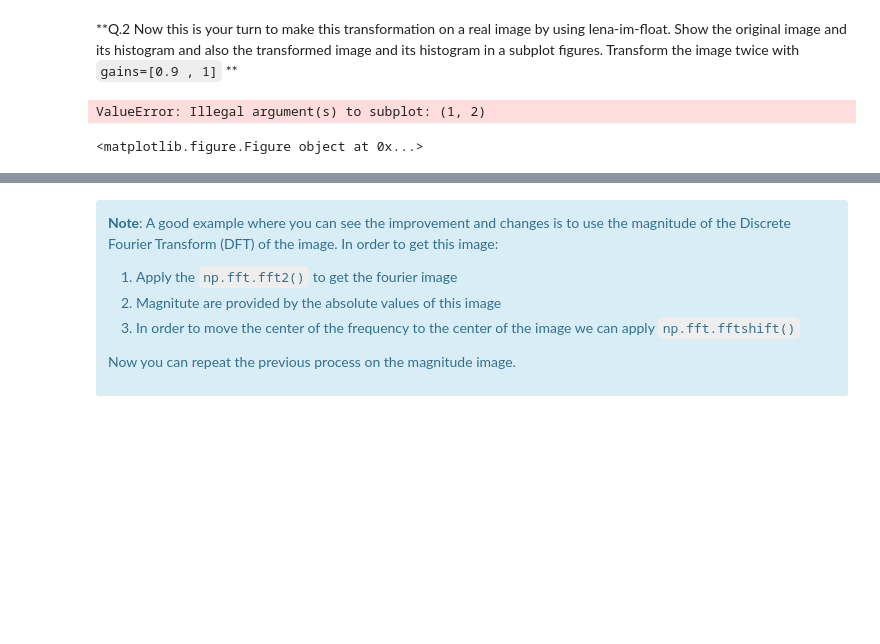
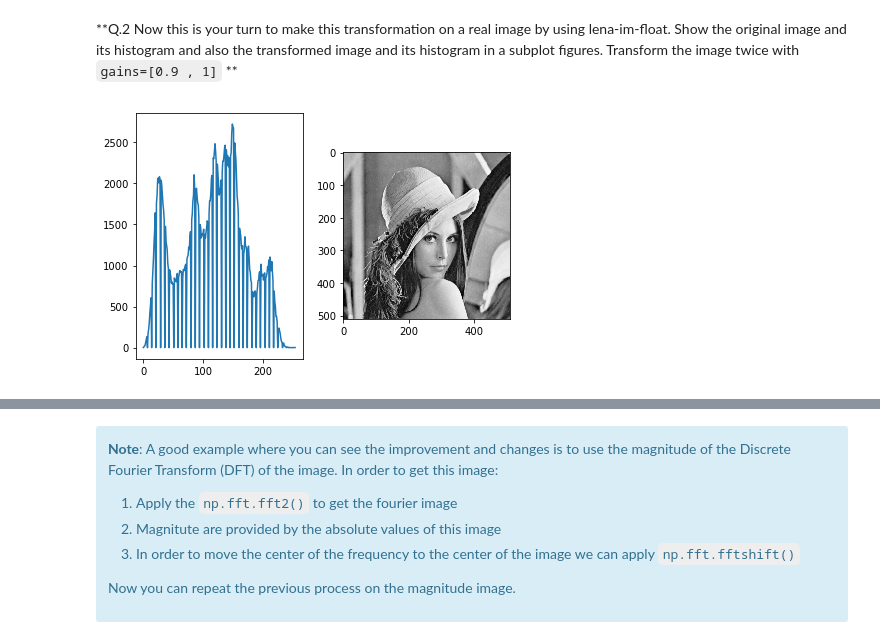
Before and after one commit to KevinDes/B31XB-IIP-TP-1718, a Jupyter notebook: 2-image-enhancement/2-enhancement.ipynb, the cells around one changed output, grey strips where cells are left out. Cells and saved outputs as stored; diff of their text form; code cells hidden in the pictures; blank space fills up the shorter version.

```diff
--- a/2-image-enhancement/2-enhancement.ipynb
+++ b/2-image-enhancement/2-enhancement.ipynb
@@ -57,17 +57,23 @@ Transform the image twice with `gains=[0.9 , 1]`
 **
 # %%
 from skimage import img_as_float
+from skimage import io
+import numpy as np
 
-f, (ax1, ax2) = plt.subplot(1,2)
+
+f,(ax1, ax2) = plt.subplots(1,2)
 
 img_path = './images/'
 img_name = 'lena-grey.bmp'
 lena = io.imread(img_path.__add__(img_name))
 lenaf = img_as_float(lena)
 
 n = np.histogram(lenaf, 255)
-ax1.plot(n[0])
+ax1.plot(n[0] )
 ax2.imshow(lena)
+
+
+lena2 = plt.imshow(lena, cmap = cm.Greys_r)
+plt.tight_layout()
 # %% [output]
-ValueError: Illegal argument(s) to subplot: (1, 2)
-<matplotlib.figure.Figure object at 0x...>
+[figure, added]
```
Also changed, not shown: parts of 4 cells of this notebook.
